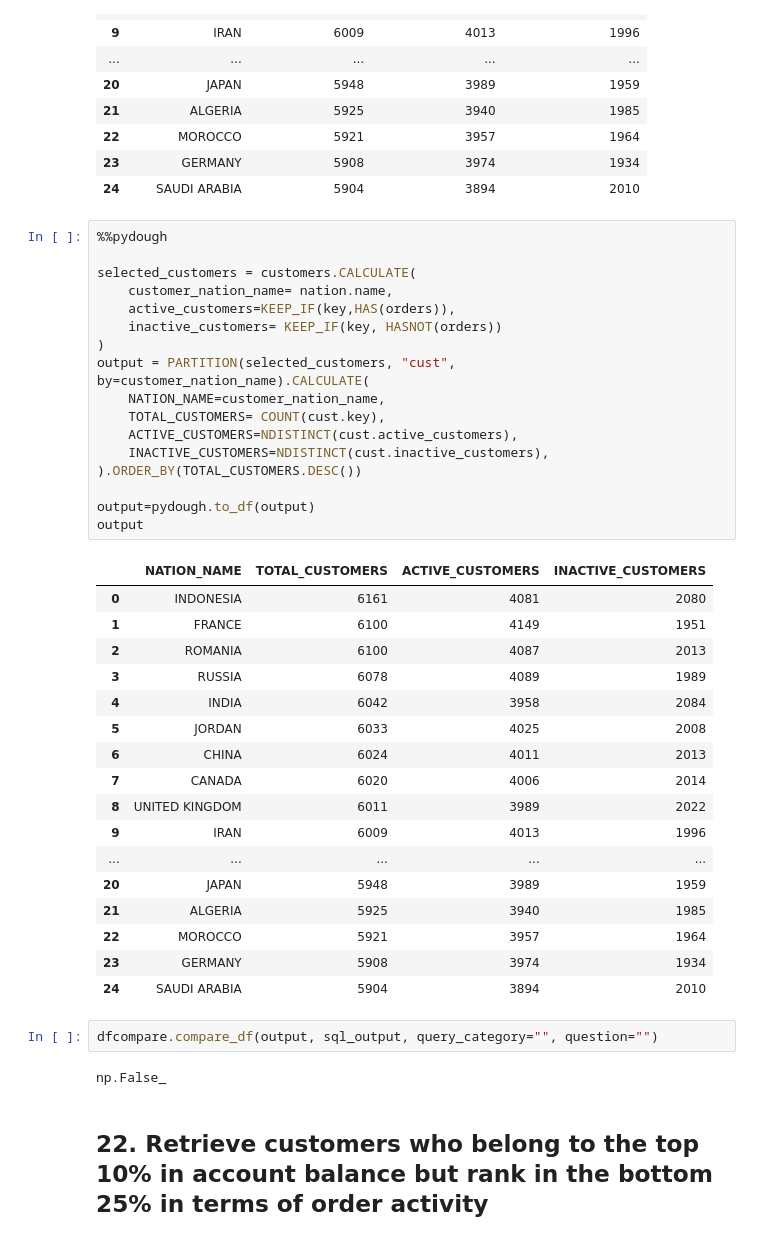
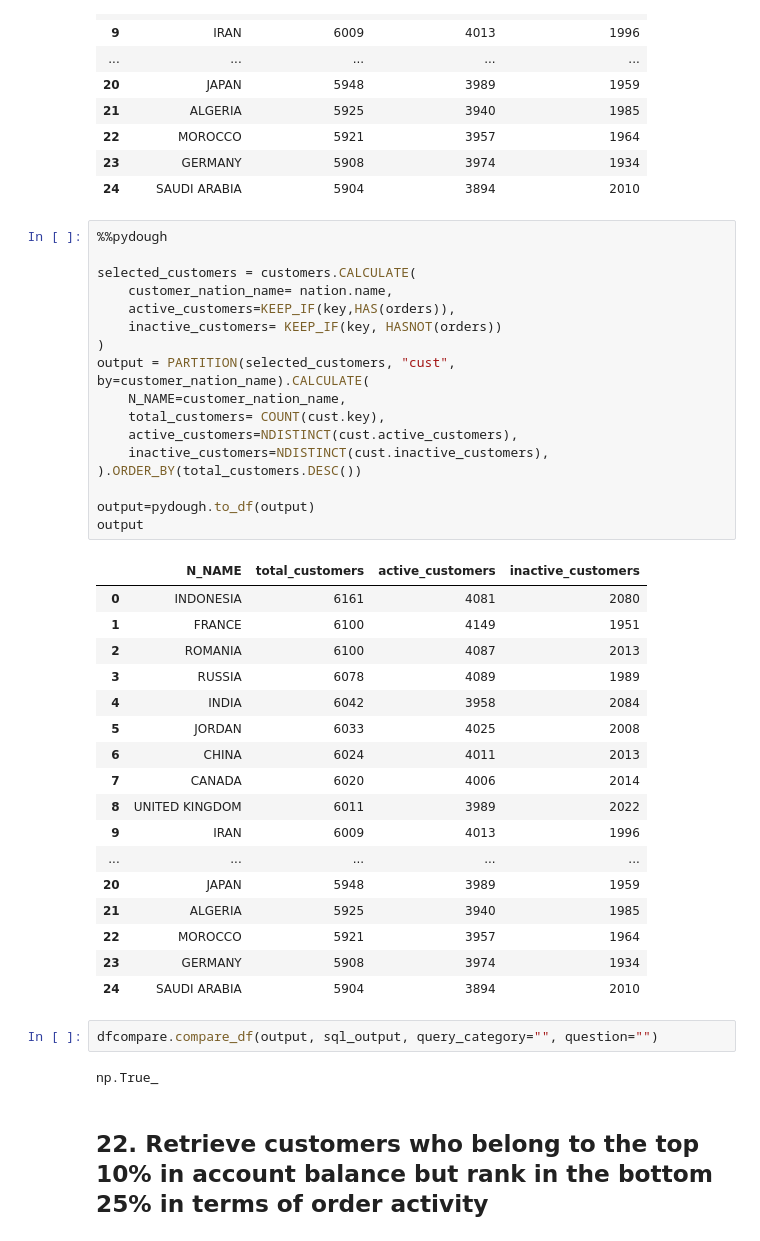
Before and after one commit to bodo-ai/text2pydough, a Jupyter notebook: workbench/AAraya/TPCH_Testing.ipynb, the cells around one changed output. Drawn from its saved outputs; the diff is of its cells as text.

```diff
--- a/workbench/AAraya/TPCH_Testing.ipynb
+++ b/workbench/AAraya/TPCH_Testing.ipynb
@@ -1247,22 +1307,22 @@ sql_output
 # %%
 %%pydough
 
 selected_customers = customers.CALCULATE(
     customer_nation_name= nation.name,
     active_customers=KEEP_IF(key,HAS(orders)),
     inactive_customers= KEEP_IF(key, HASNOT(orders))
 )
 output = PARTITION(selected_customers, "cust", by=customer_nation_name).CALCULATE(
-    NATION_NAME=customer_nation_name,
-    TOTAL_CUSTOMERS= COUNT(cust.key),
-    ACTIVE_CUSTOMERS=NDISTINCT(cust.active_customers),
-    INACTIVE_CUSTOMERS=NDISTINCT(cust.inactive_customers),
-).ORDER_BY(TOTAL_CUSTOMERS.DESC())
+    N_NAME=customer_nation_name,
+    total_customers= COUNT(cust.key),
+    active_customers=NDISTINCT(cust.active_customers),
+    inactive_customers=NDISTINCT(cust.inactive_customers),
+).ORDER_BY(total_customers.DESC())
 
 output=pydough.to_df(output)
 output
 # %% [output]
-|  | NATION_NAME | TOTAL_CUSTOMERS | ACTIVE_CUSTOMERS | INACTIVE_CUSTOMERS |
+|  | N_NAME | total_customers | active_customers | inactive_customers |
 | 0 | INDONESIA | 6161 | 4081 | 2080 |
 | 1 | FRANCE | 6100 | 4149 | 1951 |
 | 2 | ROMANIA | 6100 | 4087 | 2013 |
@@ -1282,7 +1342,7 @@ output
 # %%
 dfcompare.compare_df(output, sql_output, query_category="", question="")
 # %% [output]
-np.False_
+np.True_
 # %% [markdown]
 ## 22. Retrieve customers who belong to the top 10% in account balance but rank in the bottom 25% in terms of order activity
 # %%
```
Also changed, not shown: parts of 106 cells of this notebook.
